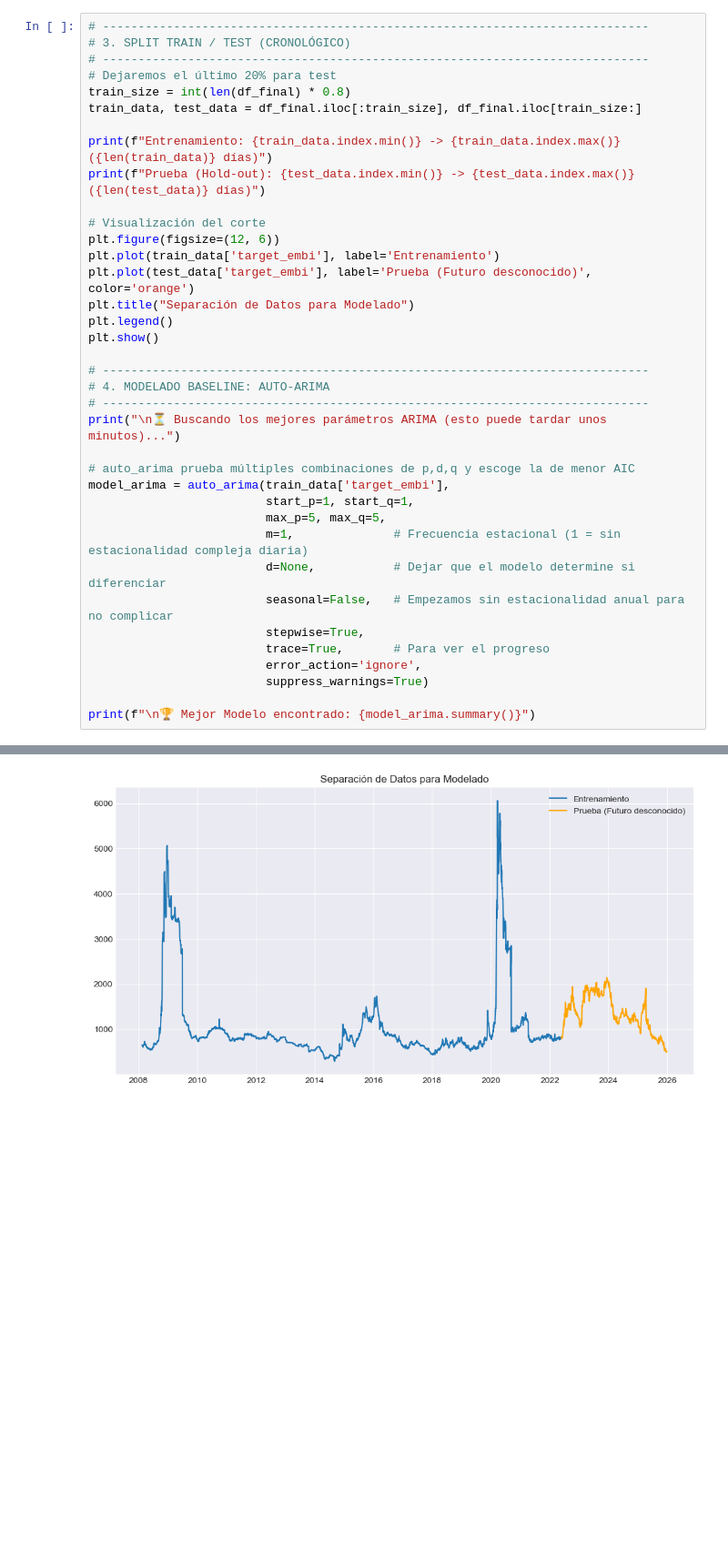
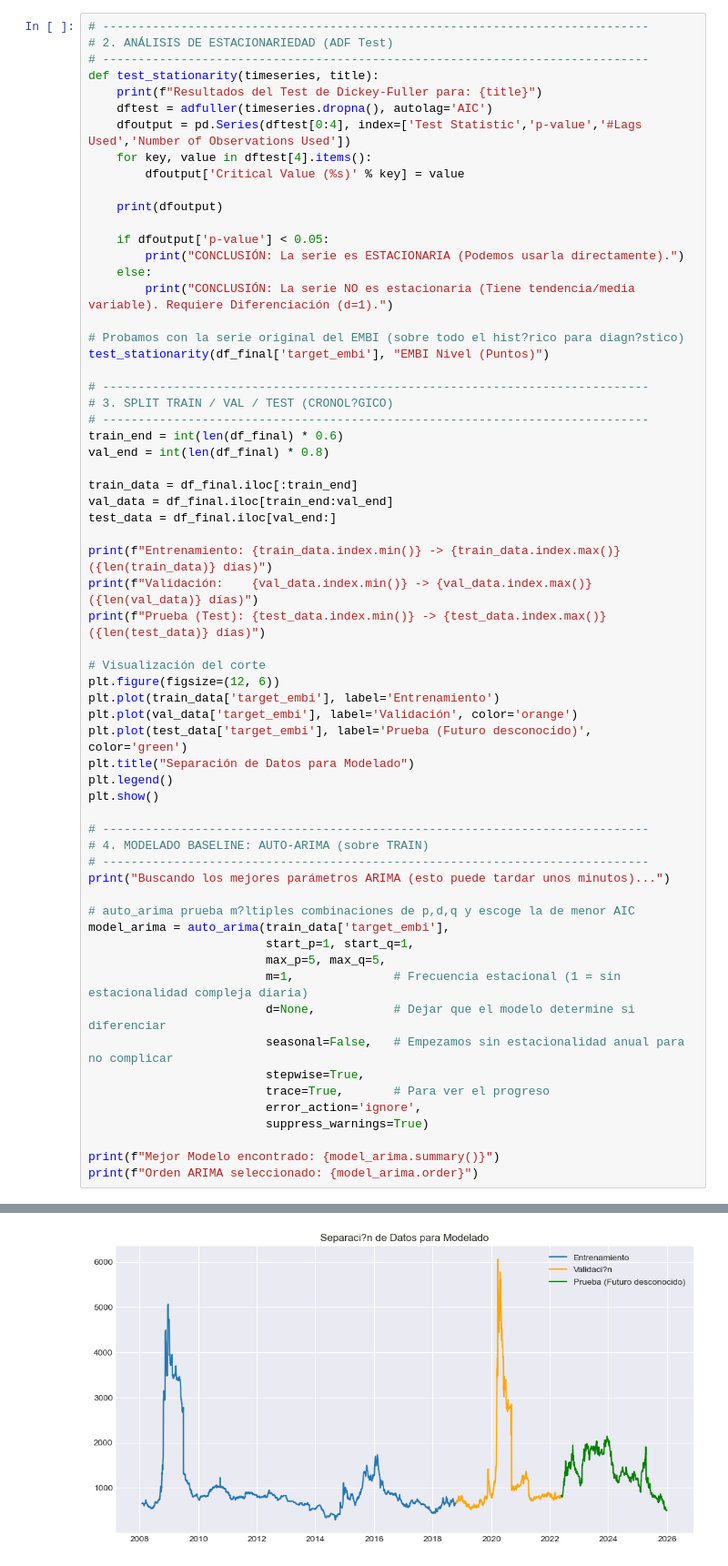
Before and after one commit to dannyplaza24-lgtm/tesis-riesgo-pais-ecuador, a Jupyter notebook: notebooks/02_Modeling_Baseline.ipynb, the cells around one changed output, grey strips where cells are left out. Shown at 91% size. Drawn from its saved outputs; the diff is of its cells as text; blank space fills up the shorter version.

```diff
--- a/notebooks/02_Modeling_Baseline.ipynb
+++ b/notebooks/02_Modeling_Baseline.ipynb
@@ -54,28 +24,53 @@ dtype: float64
 # %%
 # -----------------------------------------------------------------------------
-# 3. SPLIT TRAIN / TEST (CRONOLÓGICO)
+# 2. ANÁLISIS DE ESTACIONARIEDAD (ADF Test)
 # -----------------------------------------------------------------------------
-# Dejaremos el último 20% para test
-train_size = int(len(df_final) * 0.8)
-train_data, test_data = df_final.iloc[:train_size], df_final.iloc[train_size:]
+def test_stationarity(timeseries, title):
+    print(f"Resultados del Test de Dickey-Fuller para: {title}")
+    dftest = adfuller(timeseries.dropna(), autolag='AIC')
+    dfoutput = pd.Series(dftest[0:4], index=['Test Statistic','p-value','#Lags Used','Number of Observations Used'])
+    for key, value in dftest[4].items():
+        dfoutput['Critical Value (%s)' % key] = value
+
+    print(dfoutput)
+
+    if dfoutput['p-value'] < 0.05:
+        print("CONCLUSIÓN: La serie es ESTACIONARIA (Podemos usarla directamente).")
+    else:
+        print("CONCLUSIÓN: La serie NO es estacionaria (Tiene tendencia/media variable). Requiere Diferenciación (d=1).")
+
+# Probamos con la serie original del EMBI (sobre todo el hist?rico para diagn?stico)
+test_stationarity(df_final['target_embi'], "EMBI Nivel (Puntos)")
+
+# -----------------------------------------------------------------------------
+# 3. SPLIT TRAIN / VAL / TEST (CRONOL?GICO)
+# -----------------------------------------------------------------------------
+train_end = int(len(df_final) * 0.6)
+val_end = int(len(df_final) * 0.8)
+
+train_data = df_final.iloc[:train_end]
+val_data = df_final.iloc[train_end:val_end]
+test_data = df_final.iloc[val_end:]
 
 print(f"Entrenamiento: {train_data.index.min()} -> {train_data.index.max()} ({len(train_data)} días)")
-print(f"Prueba (Hold-out): {test_data.index.min()} -> {test_data.index.max()} ({len(test_data)} días)")
+print(f"Validación:    {val_data.index.min()} -> {val_data.index.max()} ({len(val_data)} días)")
+print(f"Prueba (Test): {test_data.index.min()} -> {test_data.index.max()} ({len(test_data)} días)")
 
 # Visualización del corte
 plt.figure(figsize=(12, 6))
 plt.plot(train_data['target_embi'], label='Entrenamiento')
-plt.plot(test_data['target_embi'], label='Prueba (Futuro desconocido)', color='orange')
+plt.plot(val_data['target_embi'], label='Validación', color='orange')
+plt.plot(test_data['target_embi'], label='Prueba (Futuro desconocido)', color='green')
 plt.title("Separación de Datos para Modelado")
 plt.legend()
 plt.show()
 
 # -----------------------------------------------------------------------------
-# 4. MODELADO BASELINE: AUTO-ARIMA
+# 4. MODELADO BASELINE: AUTO-ARIMA (sobre TRAIN)
 # -----------------------------------------------------------------------------
-print("\n⏳ Buscando los mejores parámetros ARIMA (esto puede tardar unos minutos)...")
+print("Buscando los mejores parámetros ARIMA (esto puede tardar unos minutos)...")
 
-# auto_arima prueba múltiples combinaciones de p,d,q y escoge la de menor AIC
+# auto_arima prueba m?ltiples combinaciones de p,d,q y escoge la de menor AIC
 model_arima = auto_arima(train_data['target_embi'],
                          start_p=1, start_q=1,
                          max_p=5, max_q=5,
@@ -87,5 +82,6 @@ model_arima = auto_arima(train_data['target_embi'],
                          error_action='ignore',
                          suppress_warnings=True)
 
-print(f"\n🏆 Mejor Modelo encontrado: {model_arima.summary()}")
+print(f"Mejor Modelo encontrado: {model_arima.summary()}")
+print(f"Orden ARIMA seleccionado: {model_arima.order}")
 # %% [output]
@@ -94 +101 @@ Prueba (Hold-out): 2022-05-24 00:00:00 -> 2025-12-30 00:00:00 (898 días)
-[figure, old version]
+[figure, new version]
```
Also changed, not shown: parts of 4 cells of this notebook, 4 other files.
